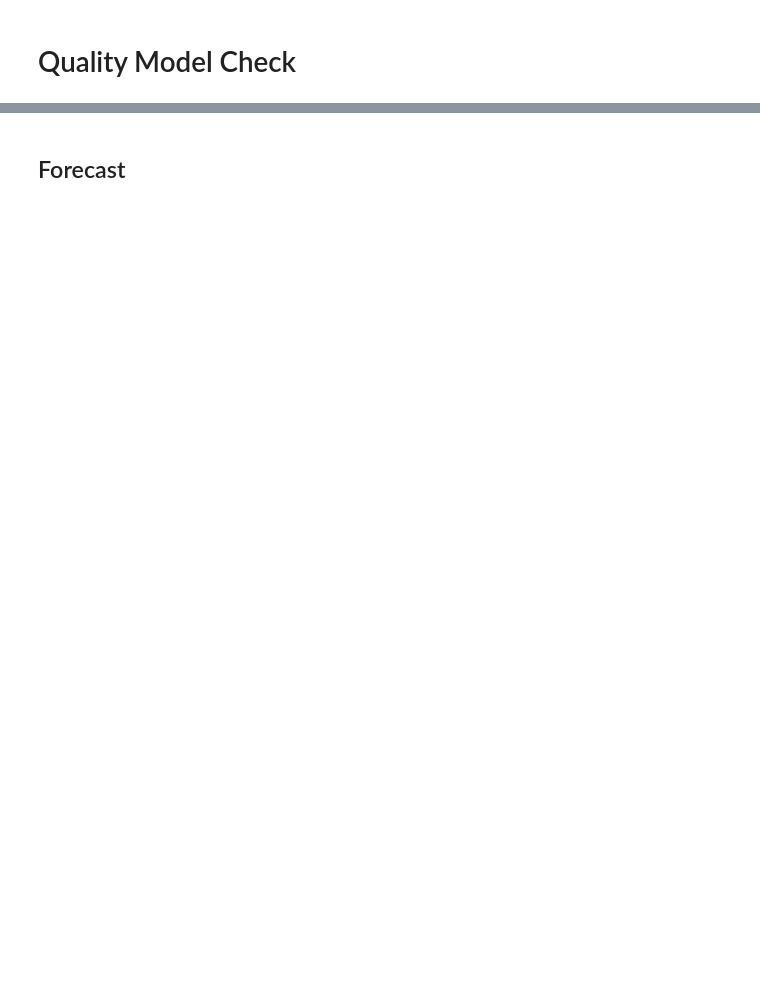
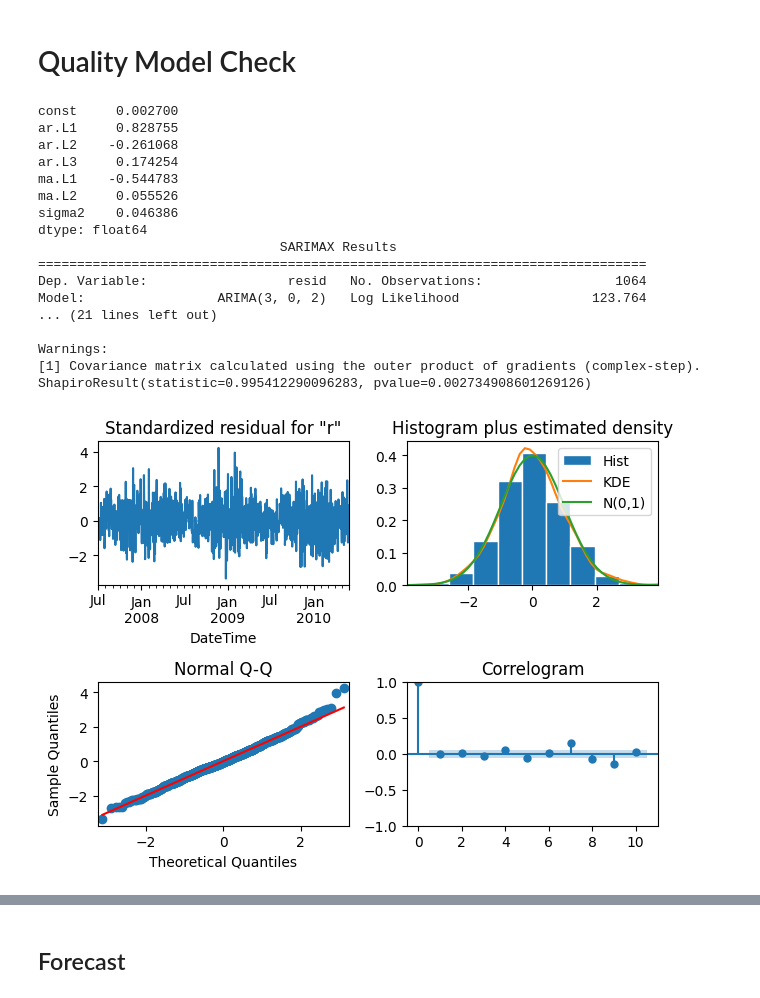
Before and after one commit to ElbazHaim/household_electricity_timeseries_project, a Jupyter notebook: project.ipynb, the cells around one changed output, grey strips where cells are left out. Drawn from its saved outputs; the diff is of its cells as text; code cells hidden in the pictures; blank space fills up the shorter version.

```diff
--- a/project.ipynb
+++ b/project.ipynb
@@ -21,4 +19,4 @@ FileNotFoundError: [Errno 2] No such file or directory: 'household_power_consump
 # %%
-household_power_consumption = household_power_consumption[household_power_consumption.index.year > 2006]
-household_power_consumption = household_power_consumption[household_power_consumption.index.year < 2010]
+household_power_consumption = household_power_consumption[household_power_consumption.index > "2006-12-26"]
+household_power_consumption = household_power_consumption[household_power_consumption.index < "2009-12-31"]
 household_power_consumption = household_power_consumption.fillna(method='ffill')
@@ -102,10 +193,31 @@ test_arima(quarterly_resid)
 # %%
 from scipy.stats import shapiro
 model = ARIMA(daily_resid, order=(3, 0, 2)).fit()
 model.plot_diagnostics()
+plt.tight_layout()
+plt.savefig("diagnostics_daily.png")
 print(model.params)
 print(model.summary())
 print(shapiro(model.standardized_forecasts_error))
+# %% [output]
+const     0.002700
+ar.L1     0.828755
+ar.L2    -0.261068
+ar.L3     0.174254
+ma.L1    -0.544783
+ma.L2     0.055526
+sigma2    0.046386
+dtype: float64
+                               SARIMAX Results
+==============================================================================
+Dep. Variable:                  resid   No. Observations:                 1064
+Model:                 ARIMA(3, 0, 2)   Log Likelihood                 123.764
+... (21 lines left out)
+
+Warnings:
+[1] Covariance matrix calculated using the outer product of gradients (complex-step).
+ShapiroResult(statistic=0.995412290096283, pvalue=0.002734908601269126)
+[figure, added]
 # %%
 model2 = ARIMA(weekly_resid, order=(2, 0, 2)).fit()
 model2.plot_diagnostics()
```
Also changed, not shown: parts of 27 cells of this notebook.
